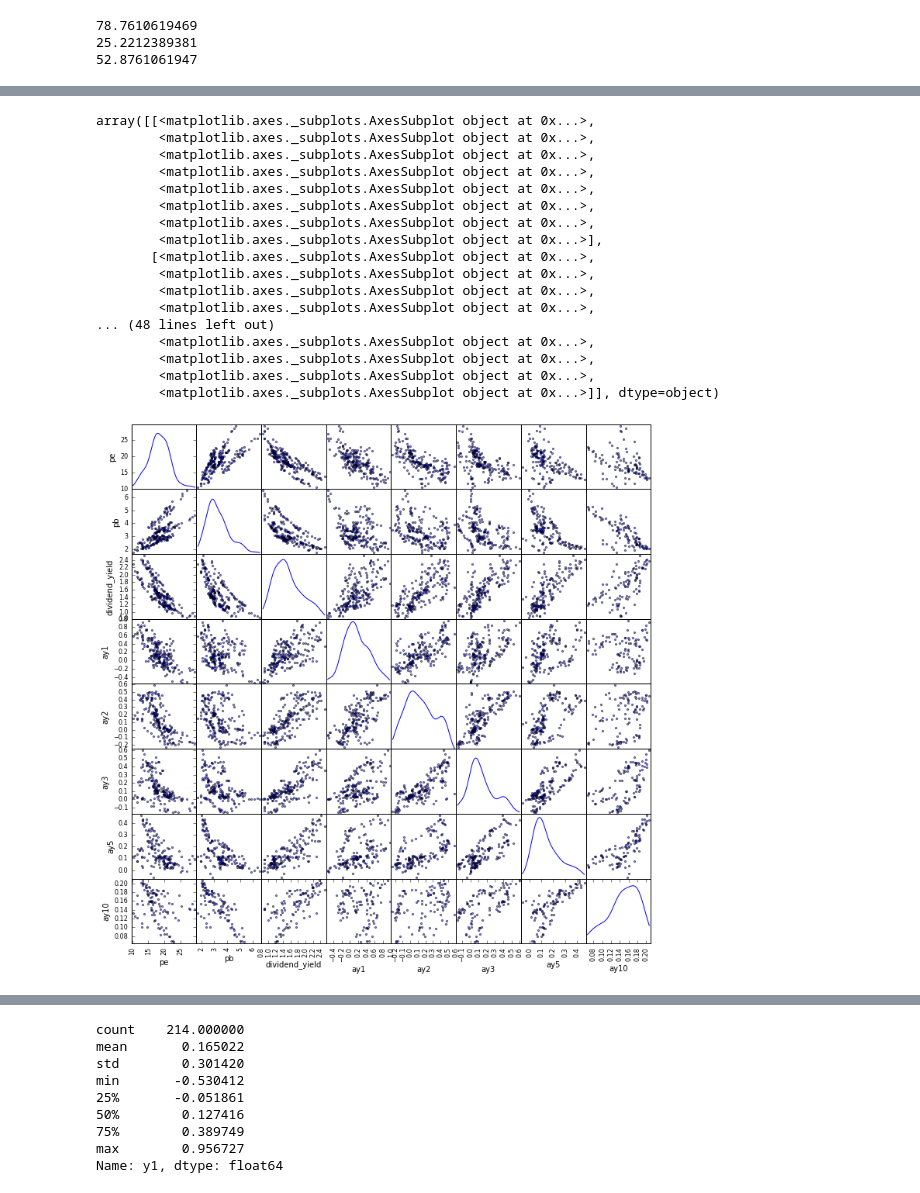
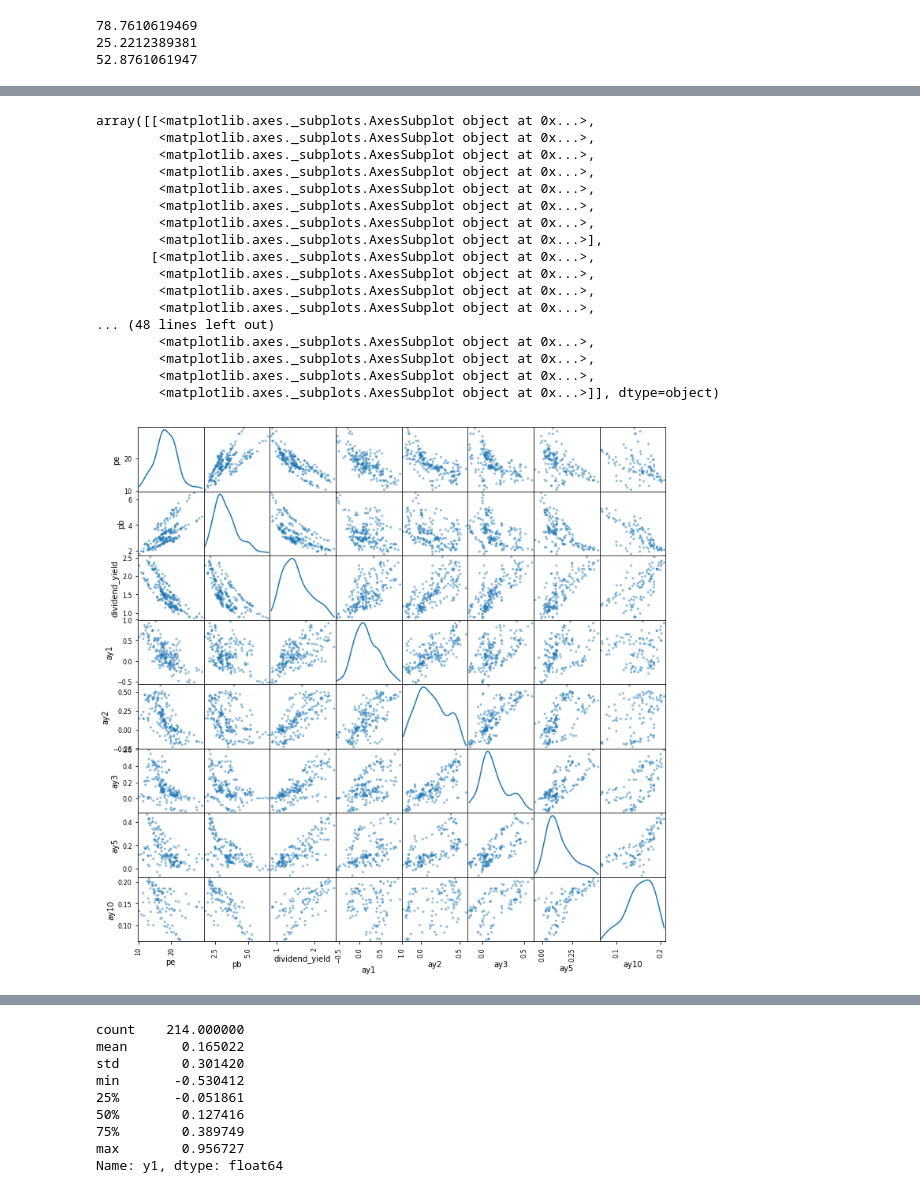
Before and after one commit to icymist/investing, a Jupyter notebook: analysis_bse_sensex.ipynb, the cells around one changed output, grey strips where cells are left out. Saved outputs shown, nothing was run; the diff lists cells and outputs as text; code cells hidden in the pictures.

```diff
--- a/analysis_bse_sensex.ipynb
+++ b/analysis_bse_sensex.ipynb
@@ -150,23 +150,23 @@ Axes(0.766379,0.125;0.133621x0.227941) ('dividend_yield', 'ay10')
 # %%
-pd.scatter_matrix(df[['pe', 'pb', 'dividend_yield', 'ay1', 'ay2', 'ay3', 'ay5', 'ay10']], diagonal='kde', figsize=(12,12))
+pd.plotting.scatter_matrix(df[['pe', 'pb', 'dividend_yield', 'ay1', 'ay2', 'ay3', 'ay5', 'ay10']], diagonal='kde', figsize=(12,12))
 # %% [output]
 array([[<matplotlib.axes._subplots.AxesSubplot object at 0x...>,
         <matplotlib.axes._subplots.AxesSubplot object at 0x...>,
         <matplotlib.axes._subplots.AxesSubplot object at 0x...>,
         <matplotlib.axes._subplots.AxesSubplot object at 0x...>,
         <matplotlib.axes._subplots.AxesSubplot object at 0x...>,
         <matplotlib.axes._subplots.AxesSubplot object at 0x...>,
         <matplotlib.axes._subplots.AxesSubplot object at 0x...>,
         <matplotlib.axes._subplots.AxesSubplot object at 0x...>],
        [<matplotlib.axes._subplots.AxesSubplot object at 0x...>,
         <matplotlib.axes._subplots.AxesSubplot object at 0x...>,
         <matplotlib.axes._subplots.AxesSubplot object at 0x...>,
         <matplotlib.axes._subplots.AxesSubplot object at 0x...>,
 ... (48 lines left out)
         <matplotlib.axes._subplots.AxesSubplot object at 0x...>,
         <matplotlib.axes._subplots.AxesSubplot object at 0x...>,
         <matplotlib.axes._subplots.AxesSubplot object at 0x...>,
         <matplotlib.axes._subplots.AxesSubplot object at 0x...>]], dtype=object)
-[figure, old version]
+[figure, new version]
 # %%
 df.plot(kind='scatter', x='pe', y='y3')
```
Also changed, not shown: parts of 19 cells of this notebook.
